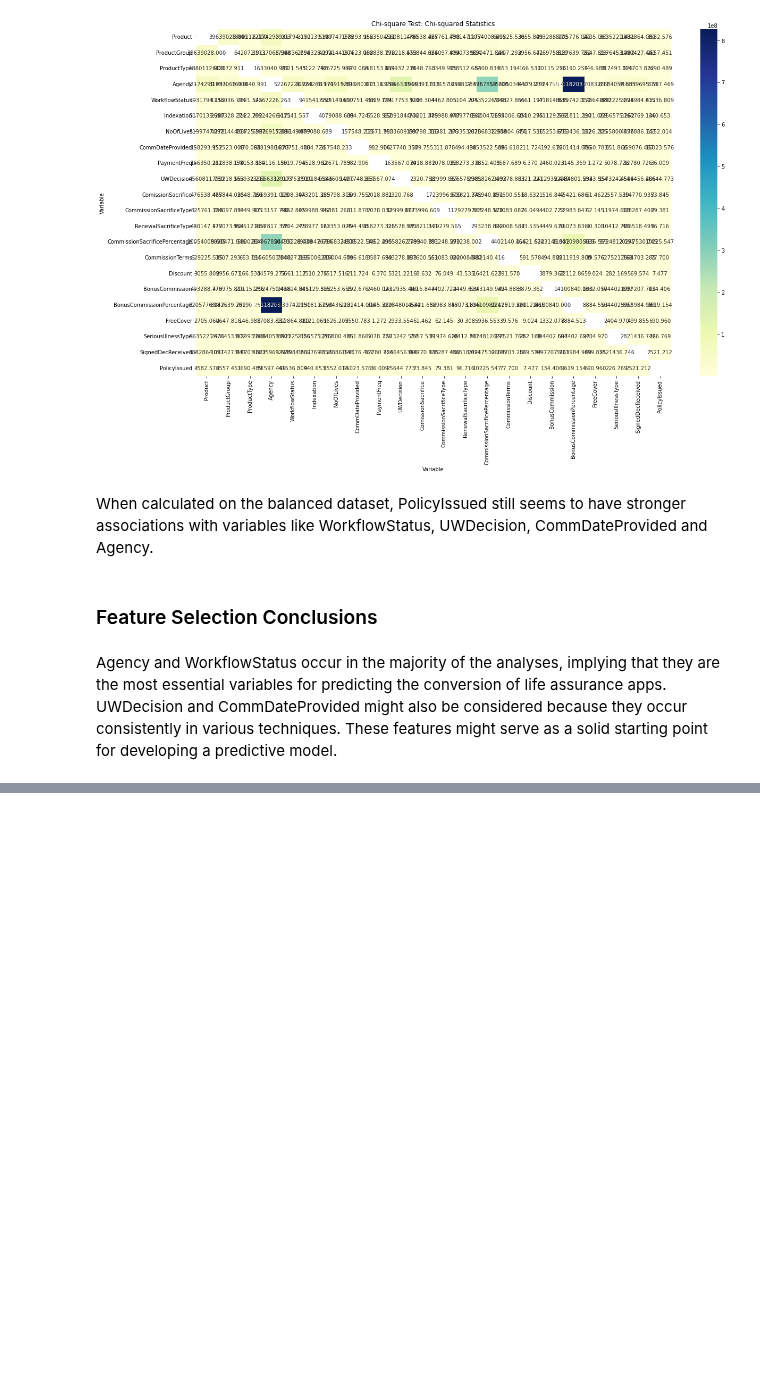
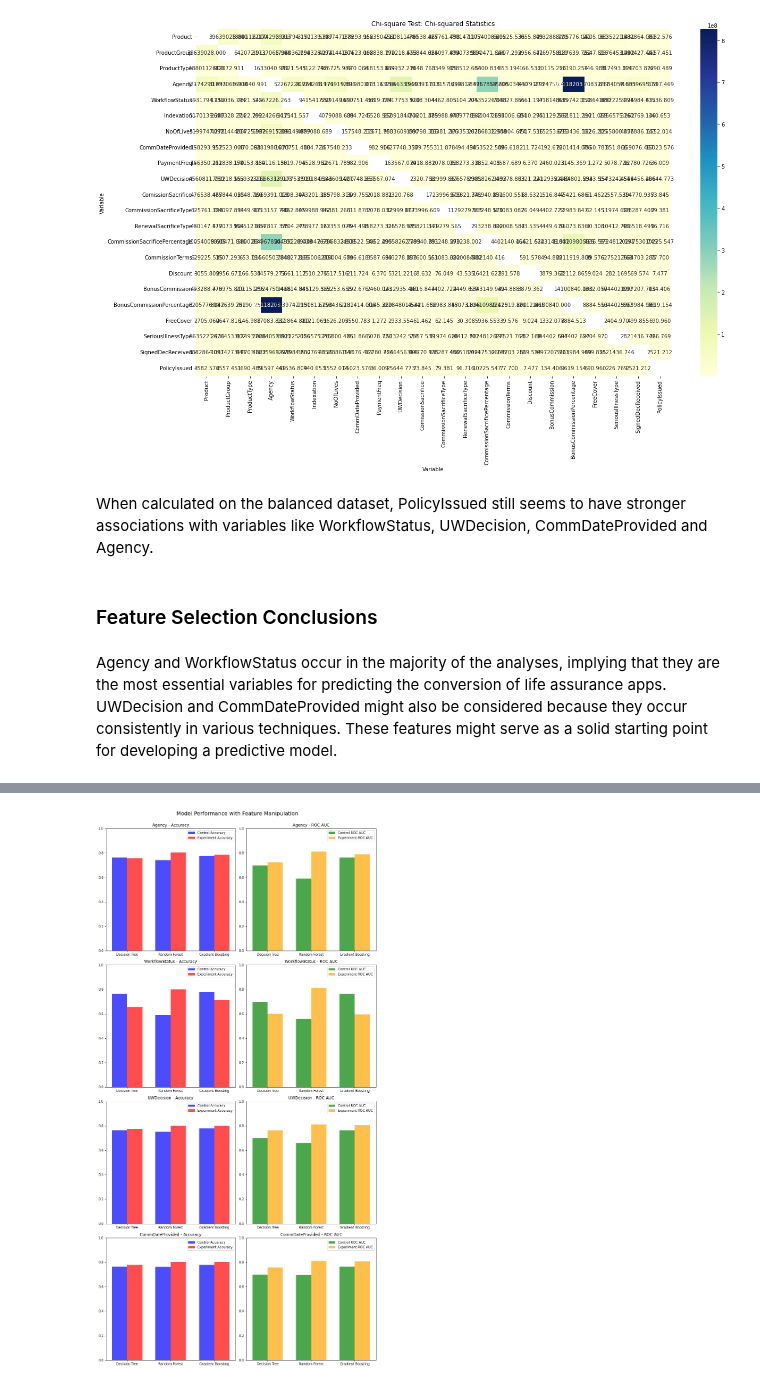
Before and after one commit to greg-la/MSc-Capstone, a Jupyter notebook: 3. Feature Importance.ipynb, the cells around one changed output, grey strips where cells are left out. Cells and saved outputs as stored; diff of their text form; code cells hidden in the pictures; blank space fills up the shorter version.

Commit message:
Feature Importance Experimentation

```diff
--- a/3. Feature Importance.ipynb
+++ b/3. Feature Importance.ipynb
@@ -1179,0 +1366,2 @@ Agency and WorkflowStatus occur in the majority of the analyses, implying that t
+# %%
+df = df.drop(columns=['PropDate'])
@@ -1179,0 +1501,69 @@ Agency and WorkflowStatus occur in the majority of the analyses, implying that t
+# %%
+import matplotlib.pyplot as plt
+import numpy as np
+
+# Create a function to visualise the results
+def plot_results(features, metrics, title):
+    fig, axs = plt.subplots(len(features), 2, figsize=(12, 6 * len(features)))
+    fig.suptitle(title, fontsize=16)
+
+    for i, feature in enumerate(features):
+        # Accuracy Results
+        accuracy_control_values = metrics[feature]['Control']['Accuracy']
+        accuracy_experiment_values = metrics[feature]['Experiment']['Accuracy']
+        models = metrics[feature]['Models']
+
+        bar_width = 0.35
+        index = np.arange(len(models))
+
+        axs[i, 0].bar(index - bar_width/2, accuracy_control_values, bar_width, color='blue', alpha=0.7, label='Control Accuracy')
+        axs[i, 0].bar(index + bar_width/2, accuracy_experiment_values, bar_width, color='red', alpha=0.7, label='Experiment Accuracy')
+        axs[i, 0].set_title(f'{feature} - Accuracy')
+        axs[i, 0].set_ylim(0, 1)
+        axs[i, 0].set_xticks(index)
+        axs[i, 0].set_xticklabels(models)
+        axs[i, 0].legend()
+
+        # ROC AUC Results
+        roc_auc_control_values = metrics[feature]['Control']['ROC AUC']
+        roc_auc_experiment_values = metrics[feature]['Experiment']['ROC AUC']
+
+        axs[i, 1].bar(index - bar_width/2, roc_auc_control_values, bar_width, color='green', alpha=0.7, label='Control ROC AUC')
+        axs[i, 1].bar(index + bar_width/2, roc_auc_experiment_values, bar_width, color='orange', alpha=0.7, label='Experiment ROC AUC')
+        axs[i, 1].set_title(f'{feature} - ROC AUC')
+        axs[i, 1].set_ylim(0, 1)
+        axs[i, 1].set_xticks(index)
+        axs[i, 1].set_xticklabels(models)
+        axs[i, 1].legend()
+
+    plt.tight_layout()
+    plt.subplots_adjust(top=0.95)
+    plt.show()
+
+# Store results in a more structured format
+metrics = {}
+
+for feature in features_to_test:
+    accuracy_control_values = list(accuracy_results[feature].values())[:len(models)]
+    accuracy_experiment_values = list(accuracy_results[feature].values())[len(models):]
+
+    roc_auc_control_values = list(roc_auc_results[feature].values())[:len(models)]
+    roc_auc_experiment_values = list(roc_auc_results[feature].values())[len(models):]
+
+    # Store accuracy and ROC AUC results for each feature and model type
+    metrics[feature] = {
+        'Models': [model_name for model_name in models.keys()],
+        'Control': {
+            'Accuracy': accuracy_control_values,
+            'ROC AUC': roc_auc_control_values
+        },
+        'Experiment': {
+            'Accuracy': accuracy_experiment_values,
+            'ROC AUC': roc_auc_experiment_values
+        }
+    }
+
+# Create clustered column charts
+plot_results(features_to_test, metrics, 'Model Performance with Feature Manipulation')
+# %% [output]
+[figure, added]
```
Also changed, not shown: parts of 7 cells of this notebook, 3 other files.
